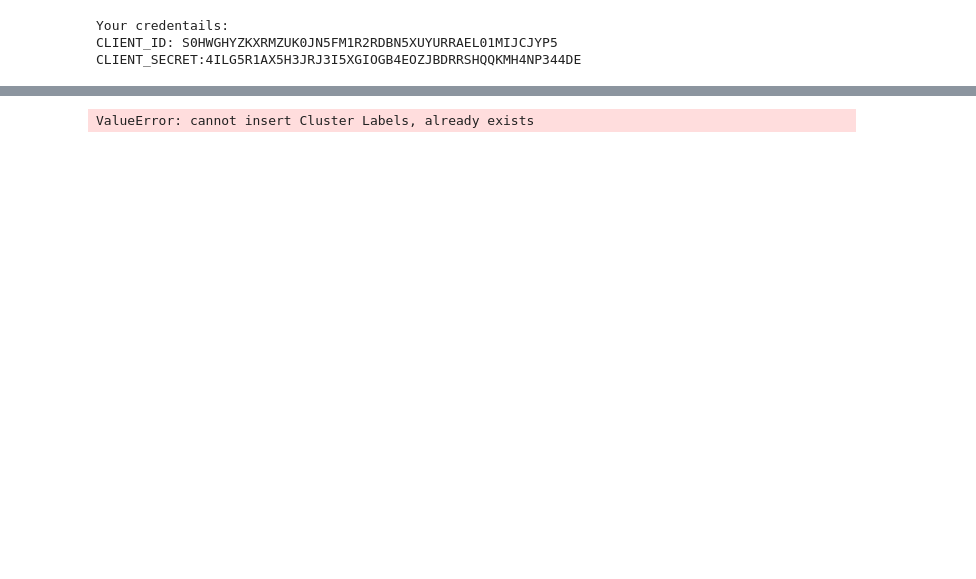
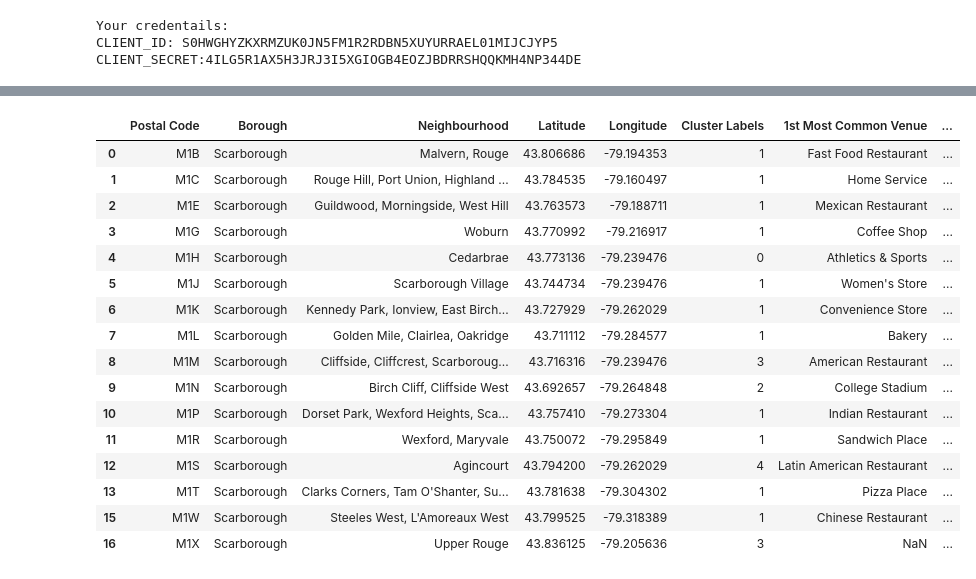
Before and after one commit to aaronwilliame/Coursera_Capstone, a Jupyter notebook: Week_3/Segmenting and Clustering Neighborhoods in Toronto.ipynb, the cells around one changed output, grey strips where cells are left out. Cells and saved outputs as stored; diff of their text form; code cells hidden in the pictures; blank space fills up the shorter version.

```diff
--- a/Week_3/Segmenting and Clustering Neighborhoods in Toronto.ipynb
+++ b/Week_3/Segmenting and Clustering Neighborhoods in Toronto.ipynb
@@ -457,13 +465,29 @@ array([0, 0, 0, 0, 0, 0, 0, 0, 0, 0])
 # %%
+scarborough_merged = scarborough_data
+
 # add clustering labels
-neighborhoods_venues_sorted.insert(0, 'Cluster Labels', kmeans.labels_)
-
-toronto_merged = toronto_data
+scarborough_merged['Cluster Labels'] = kmeans.labels_
 
 # merge toronto_grouped with toronto_data to add latitude/longitude for each neighborhood
-toronto_merged = toronto_merged.join(neighborhoods_venues_sorted.set_index('Neighborhood'), on='Neighborhood')
+scarborough_merged = scarborough_merged.join(neighborhoods_venues_sorted.set_index('Neighborhood'), on='Neighbourhood')
 
-manhattan_merged.head() # check the last columns!
+scarborough_merged
 # %% [output]
-ValueError: cannot insert Cluster Labels, already exists
+|  | Postal Code | Borough | Neighbourhood | Latitude | Longitude | Cluster Labels | 1st Most Common Venue | ... |
+| 0 | M1B | Scarborough | Malvern, Rouge | 43.806686 | -79.194353 | 1 | Fast Food Restaurant | ... |
+| 1 | M1C | Scarborough | Rouge Hill, Port Union, Highland ... | 43.784535 | -79.160497 | 1 | Home Service | ... |
+| 2 | M1E | Scarborough | Guildwood, Morningside, West Hill | 43.763573 | -79.188711 | 1 | Mexican Restaurant | ... |
+| 3 | M1G | Scarborough | Woburn | 43.770992 | -79.216917 | 1 | Coffee Shop | ... |
+| 4 | M1H | Scarborough | Cedarbrae | 43.773136 | -79.239476 | 0 | Athletics & Sports | ... |
+| 5 | M1J | Scarborough | Scarborough Village | 43.744734 | -79.239476 | 1 | Women's Store | ... |
+| 6 | M1K | Scarborough | Kennedy Park, Ionview, East Birch... | 43.727929 | -79.262029 | 1 | Convenience Store | ... |
+| 7 | M1L | Scarborough | Golden Mile, Clairlea, Oakridge | 43.711112 | -79.284577 | 1 | Bakery | ... |
+| 8 | M1M | Scarborough | Cliffside, Cliffcrest, Scarboroug... | 43.716316 | -79.239476 | 3 | American Restaurant | ... |
+| 9 | M1N | Scarborough | Birch Cliff, Cliffside West | 43.692657 | -79.264848 | 2 | College Stadium | ... |
+| 10 | M1P | Scarborough | Dorset Park, Wexford Heights, Sca... | 43.757410 | -79.273304 | 1 | Indian Restaurant | ... |
+| 11 | M1R | Scarborough | Wexford, Maryvale | 43.750072 | -79.295849 | 1 | Sandwich Place | ... |
+| 12 | M1S | Scarborough | Agincourt | 43.794200 | -79.262029 | 4 | Latin American Restaurant | ... |
+| 13 | M1T | Scarborough | Clarks Corners, Tam O'Shanter, Su... | 43.781638 | -79.304302 | 1 | Pizza Place | ... |
+| 15 | M1W | Scarborough | Steeles West, L'Amoreaux West | 43.799525 | -79.318389 | 1 | Chinese Restaurant | ... |
+| 16 | M1X | Scarborough | Upper Rouge | 43.836125 | -79.205636 | 3 | NaN | ... |
 # %%
```
Also changed, not shown: parts of 56 cells of this notebook.
